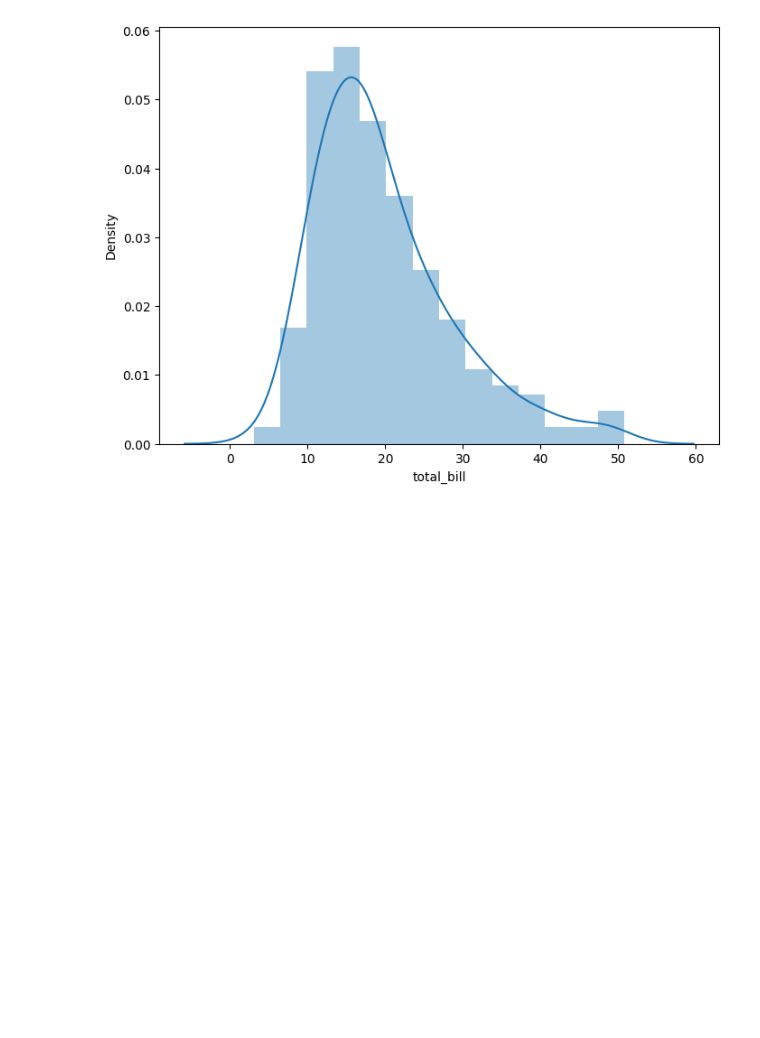
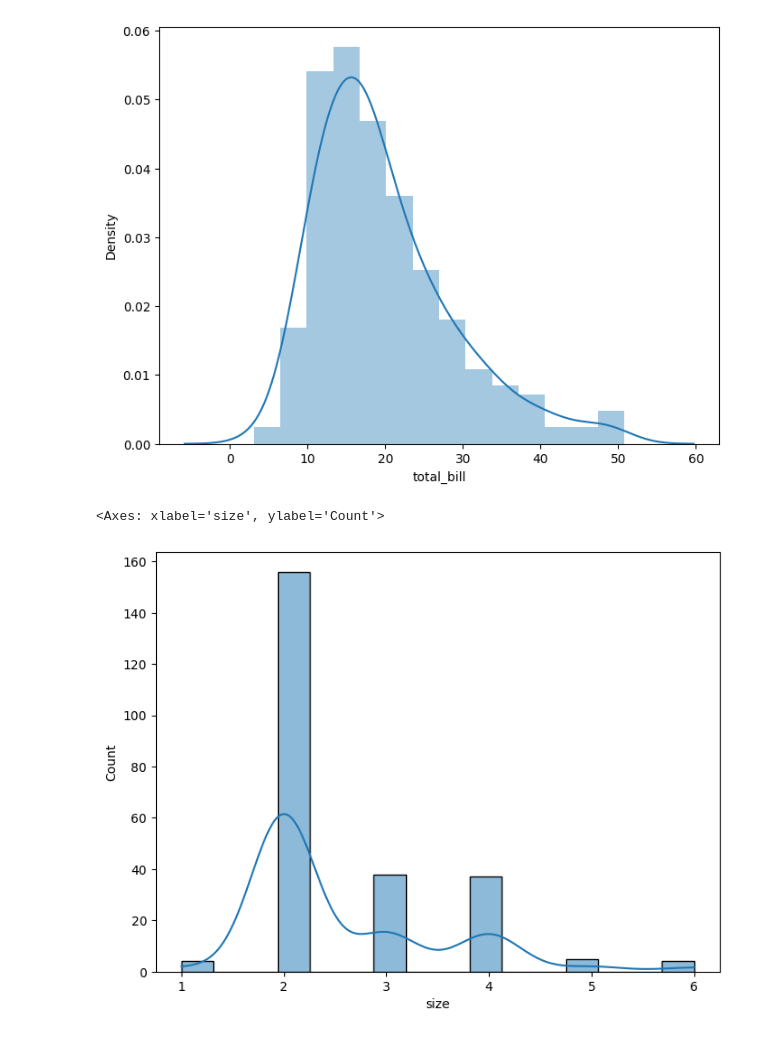
Before and after one commit to Saifullah785/statistics-for-data-science-journey, a Jupyter notebook: Lecture_02_Distribution/Lecture_02_Distribution.ipynb, the cells around one changed output. Drawn from its saved outputs; the diff is of its cells as text; code cells hidden in the pictures; blank space fills up the shorter version.

```diff
--- a/Lecture_02_Distribution/Lecture_02_Distribution.ipynb
+++ b/Lecture_02_Distribution/Lecture_02_Distribution.ipynb
@@ -33,3 +33,9 @@ https://gist.github.com/mwaskom/de44147ed2974457ad6372750bbe5751
   sns.distplot(df['total_bill'], kde=True)
 <Axes: xlabel='total_bill', ylabel='Density'>
 [figure]
+# %%
+plt.figure(figsize=(8, 6))
+sns.histplot(data=df, x='size', kde=True)
+# %% [output]
+<Axes: xlabel='size', ylabel='Count'>
+[figure, added]
```
Also changed, not shown: parts of 2 cells of this notebook.
